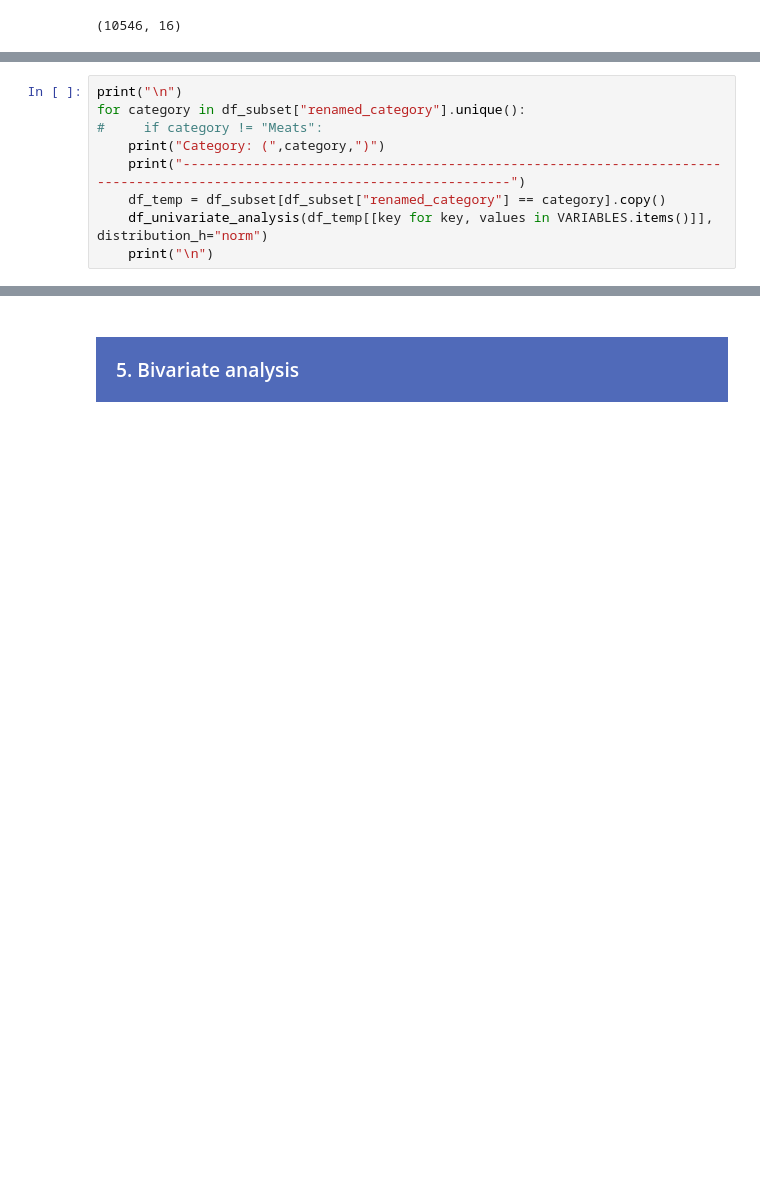
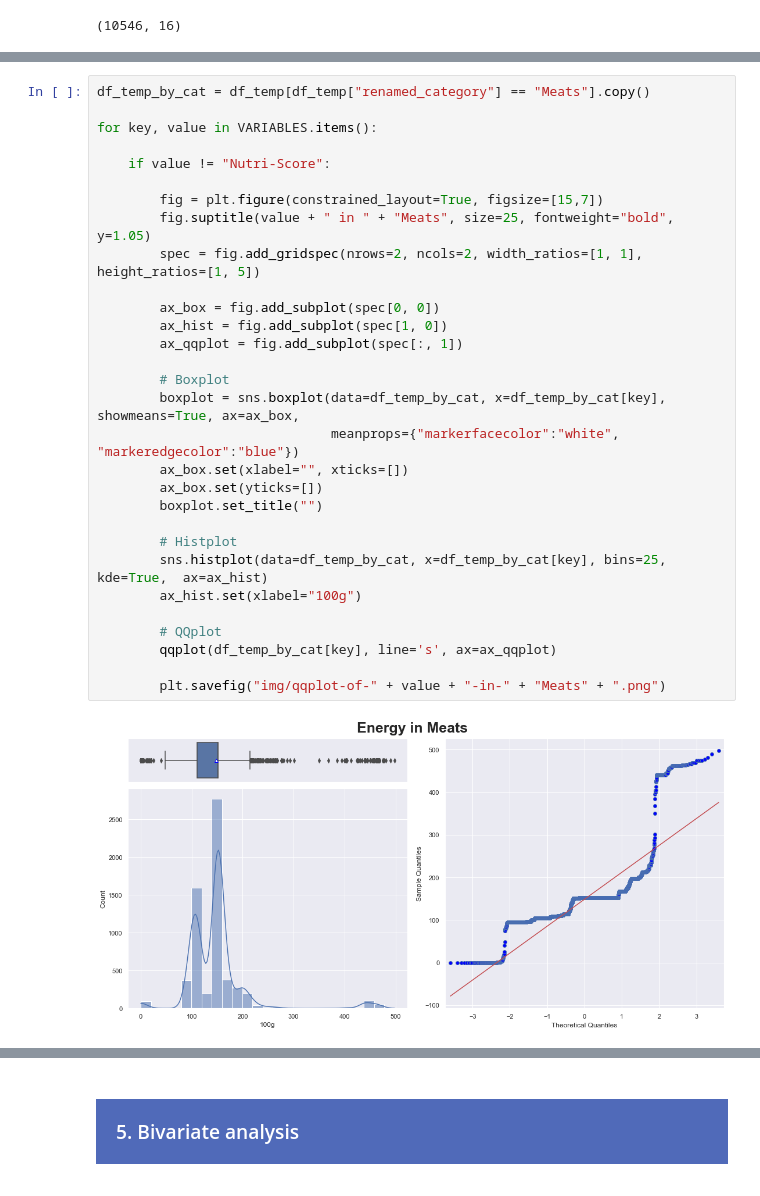
Before and after one commit to samirhinojosa/OC-P3-design-application-public-health, a Jupyter notebook: analysis_notebook.ipynb, the cells around one changed output, grey strips where cells are left out. Saved outputs shown, nothing was run; the diff lists cells and outputs as text; blank space fills up the shorter version.

```diff
--- a/analysis_notebook.ipynb
+++ b/analysis_notebook.ipynb
@@ -450,9 +416,0 @@ for category in df_temp["renamed_category"].unique():
-# %%
-print("\n")
-for category in df_subset["renamed_category"].unique():
-#     if category != "Meats":
-    print("Category: (",category,")")
-    print("--------------------------------------------------------------------------------------------------------------------------")
-    df_temp = df_subset[df_subset["renamed_category"] == category].copy()
-    df_univariate_analysis(df_temp[[key for key, values in VARIABLES.items()]], distribution_h="norm")
-    print("\n")
@@ -480,0 +417,32 @@ Category: ( Snacks )
+# %%
+df_temp_by_cat = df_temp[df_temp["renamed_category"] == "Meats"].copy()
+
+for key, value in VARIABLES.items():
+
+    if value != "Nutri-Score":
+
+        fig = plt.figure(constrained_layout=True, figsize=[15,7])
+        fig.suptitle(value + " in " + "Meats", size=25, fontweight="bold", y=1.05)
+        spec = fig.add_gridspec(nrows=2, ncols=2, width_ratios=[1, 1], height_ratios=[1, 5])
+
+        ax_box = fig.add_subplot(spec[0, 0])
+        ax_hist = fig.add_subplot(spec[1, 0])
+        ax_qqplot = fig.add_subplot(spec[:, 1])
+
+        # Boxplot
+        boxplot = sns.boxplot(data=df_temp_by_cat, x=df_temp_by_cat[key], showmeans=True, ax=ax_box,
+                              meanprops={"markerfacecolor":"white", "markeredgecolor":"blue"})
+        ax_box.set(xlabel="", xticks=[])
+        ax_box.set(yticks=[])
+        boxplot.set_title("")
+
+        # Histplot
+        sns.histplot(data=df_temp_by_cat, x=df_temp_by_cat[key], bins=25,  kde=True,  ax=ax_hist)
+        ax_hist.set(xlabel="100g")
+
+        # QQplot
+        qqplot(df_temp_by_cat[key], line='s', ax=ax_qqplot)
+
+        plt.savefig("img/qqplot-of-" + value + "-in-" + "Meats" + ".png")
+# %% [output]
+[figure, added]
```
Also changed, not shown: parts of 69 cells of this notebook, 19 other files.
